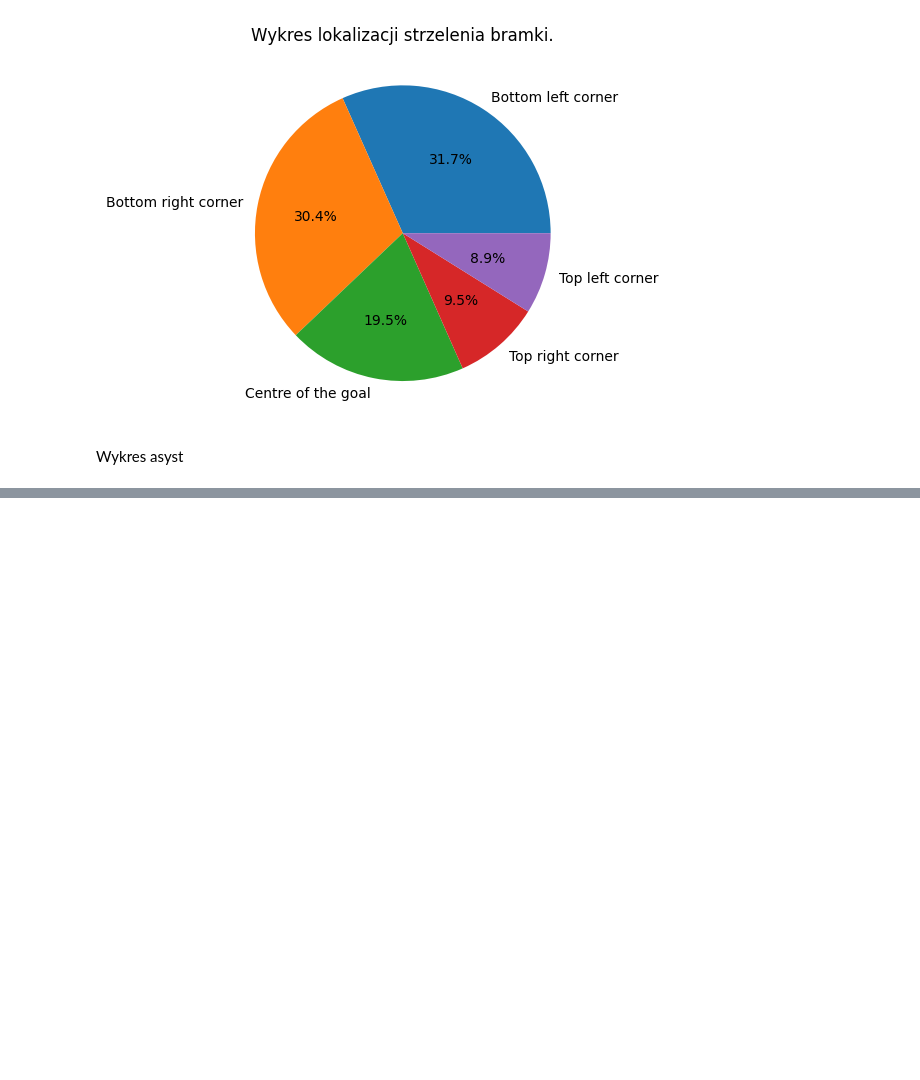
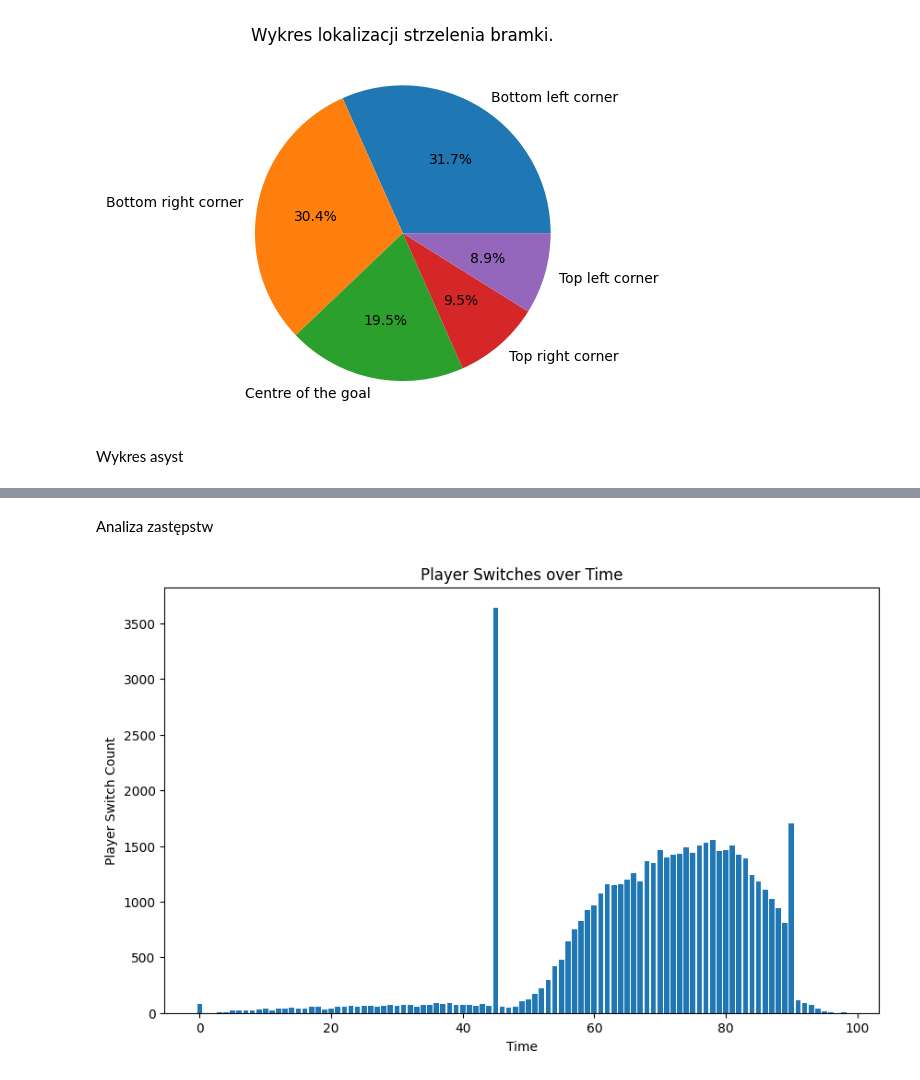
Before and after one commit to solszym/football_events_dane, a Jupyter notebook: analiza.ipynb, the cells around one changed output, grey strips where cells are left out. Drawn from its saved outputs; the diff is of its cells as text; code cells hidden in the pictures; blank space fills up the shorter version.

Commit message:
'analiza zastepst'

```diff
--- a/analiza.ipynb
+++ b/analiza.ipynb
@@ -174,0 +175,18 @@ plt.show()
+# %% [markdown]
+Analiza zastępstw
+# %%
+events_inout = events.filter(items=['player_in', 'player_out','time'])
+events_inout = events_inout.dropna()
+events_inout_sorted=events_inout.value_counts('time').to_frame().sort_values('count')
+
+time_data = events_inout_sorted.index
+count_data = events_inout_sorted['count']
+
+plt.figure(figsize=(10, 6))
+plt.bar(time_data, count_data)
+plt.xlabel('Time')
+plt.ylabel('Player Switch Count')
+plt.title('Player Switches over Time')
+plt.show()
+# %% [output]
+[figure, added]
```
Also changed, not shown: parts of 1 cell of this notebook.
